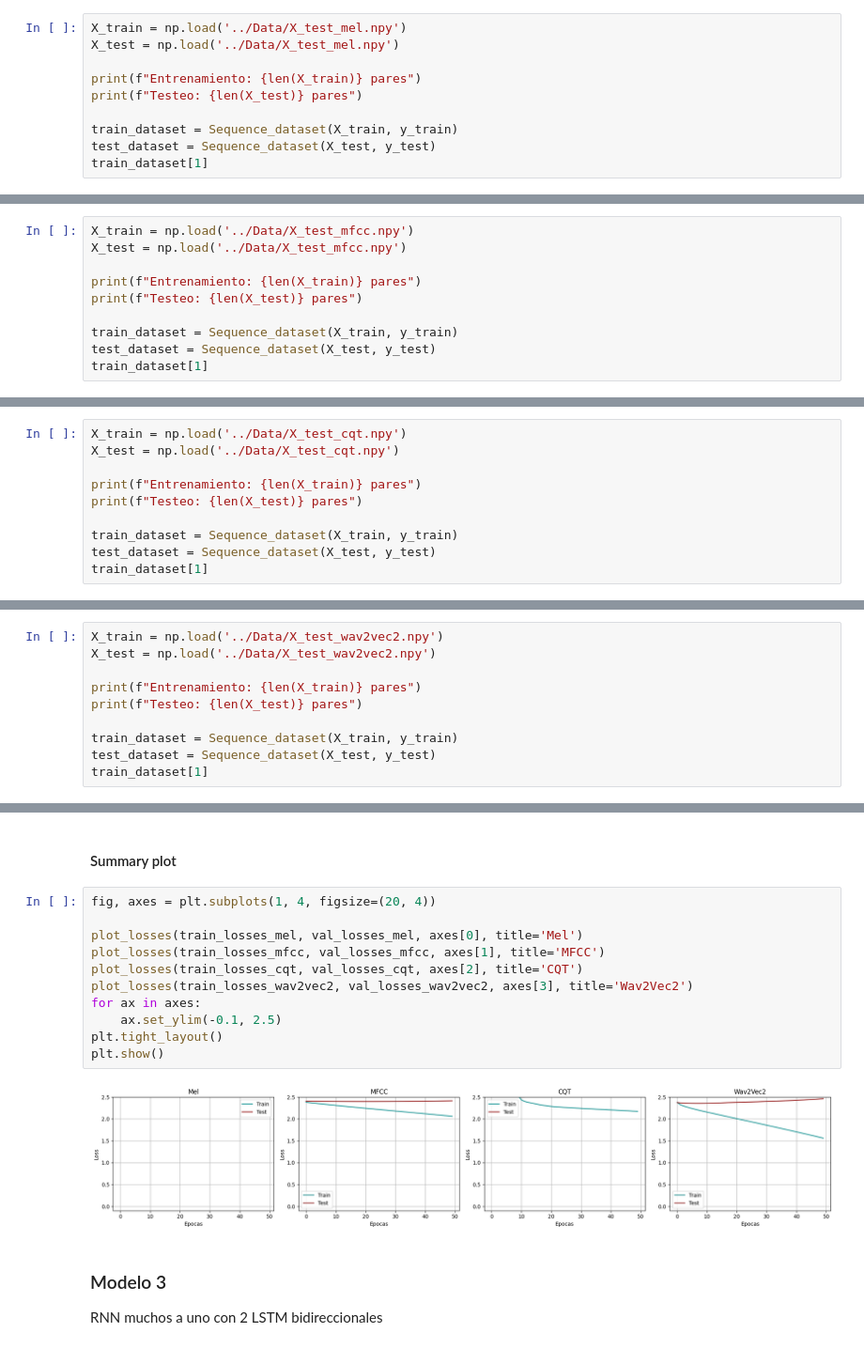
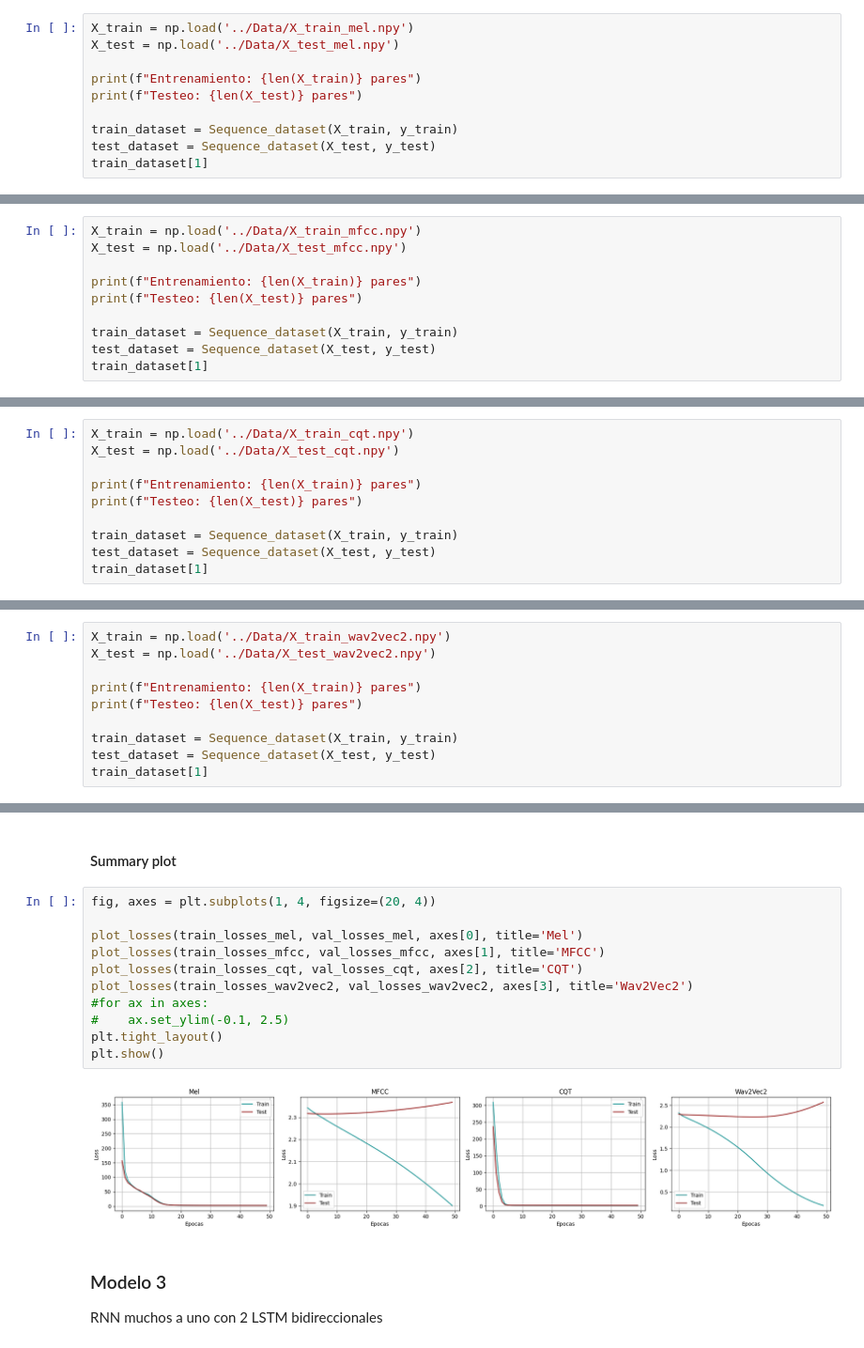
Before and after one commit to aaronbernal28/DeepMusicGenreClassifier, a Jupyter notebook: notebooks/rnns.ipynb, the cells around one changed output, grey strips where cells are left out. Shown: that part at 94% size. Drawn from its saved outputs; the diff is of its cells as text.

```diff
--- a/notebooks/rnns.ipynb
+++ b/notebooks/rnns.ipynb
@@ -377,7 +372,7 @@ HIDDEN_SIZE = 32
 # %% [markdown]
 #### Mel
 # %%
-X_train = np.load('../Data/X_test_mel.npy')
+X_train = np.load('../Data/X_train_mel.npy')
 X_test = np.load('../Data/X_test_mel.npy')
 
 print(f"Entrenamiento: {len(X_train)} pares")
@@ -445,7 +440,7 @@ Accuracy del modelo con los datos de testeo: 0.12
 # %% [markdown]
 #### Mfcc
 # %%
-X_train = np.load('../Data/X_test_mfcc.npy')
+X_train = np.load('../Data/X_train_mfcc.npy')
 X_test = np.load('../Data/X_test_mfcc.npy')
 
 print(f"Entrenamiento: {len(X_train)} pares")
@@ -513,7 +508,7 @@ Accuracy del modelo con los datos de testeo: 0.08
 # %% [markdown]
 #### Cqt
 # %%
-X_train = np.load('../Data/X_test_cqt.npy')
+X_train = np.load('../Data/X_train_cqt.npy')
 X_test = np.load('../Data/X_test_cqt.npy')
 
 print(f"Entrenamiento: {len(X_train)} pares")
@@ -581,7 +576,7 @@ Accuracy del modelo con los datos de testeo: 0.08
 # %% [markdown]
 #### Wav2Vec2
 # %%
-X_train = np.load('../Data/X_test_wav2vec2.npy')
+X_train = np.load('../Data/X_train_wav2vec2.npy')
 X_test = np.load('../Data/X_test_wav2vec2.npy')
 
 print(f"Entrenamiento: {len(X_train)} pares")
@@ -656,16 +646,16 @@ Accuracy del modelo con los datos de testeo: 0.09
 # %%
 fig, axes = plt.subplots(1, 4, figsize=(20, 4))
 
 plot_losses(train_losses_mel, val_losses_mel, axes[0], title='Mel')
 plot_losses(train_losses_mfcc, val_losses_mfcc, axes[1], title='MFCC')
 plot_losses(train_losses_cqt, val_losses_cqt, axes[2], title='CQT')
 plot_losses(train_losses_wav2vec2, val_losses_wav2vec2, axes[3], title='Wav2Vec2')
-for ax in axes:
-    ax.set_ylim(-0.1, 2.5)
+#for ax in axes:
+#    ax.set_ylim(-0.1, 2.5)
 plt.tight_layout()
 plt.show()
 # %% [output]
-[figure, old version]
+[figure, new version]
 # %% [markdown]
 ### Modelo 3
 RNN muchos a uno con 2 LSTM bidireccionales
```
Also changed, not shown: parts of 26 cells of this notebook, 1 other file.
